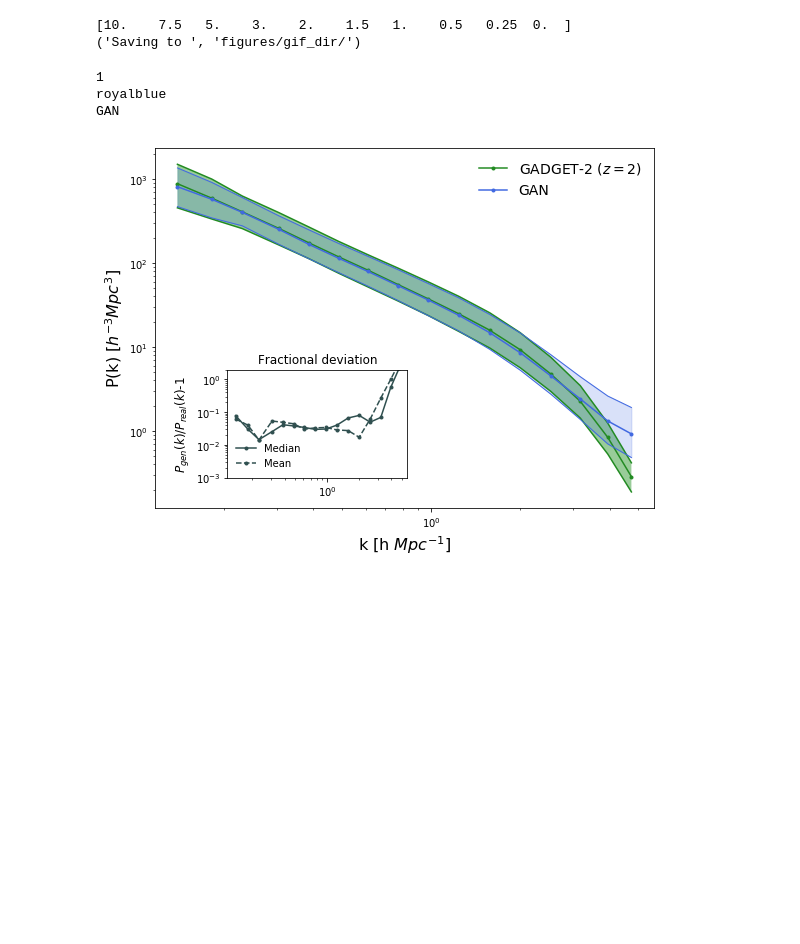
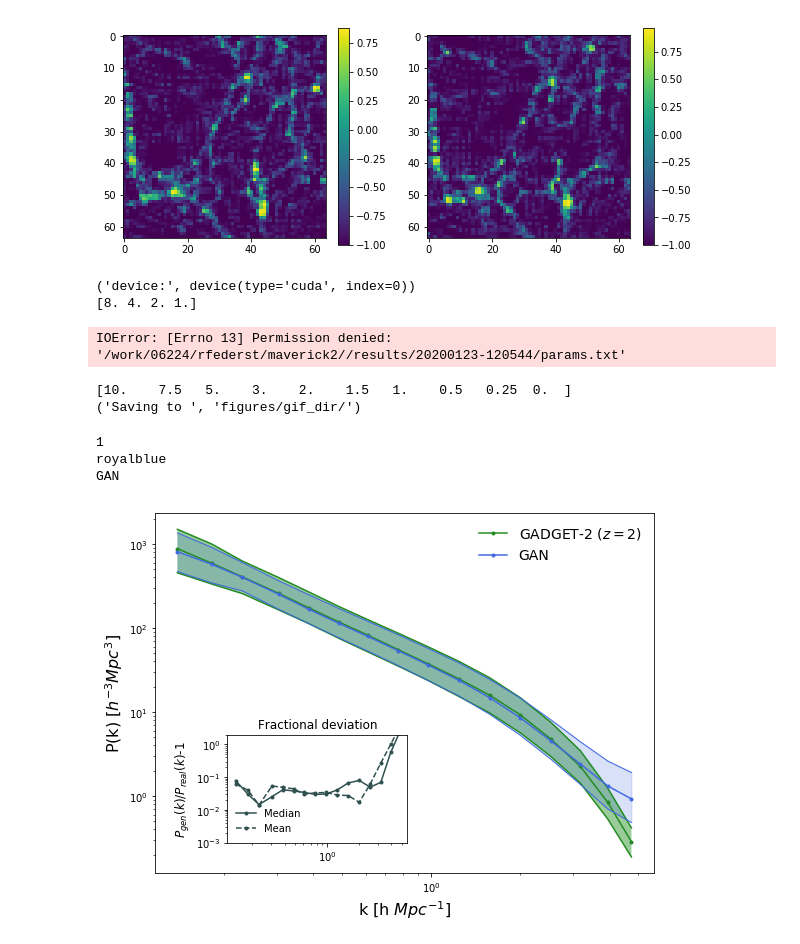
Before and after one commit to RichardFeder-zz/gan-work, a Jupyter notebook: nbody_analysis.ipynb, the cells around one changed output. Drawn from its saved outputs; the diff is of its cells as text; code cells hidden in the pictures; blank space fills up the shorter version.

```diff
--- a/nbody_analysis.ipynb
+++ b/nbody_analysis.ipynb
@@ -182,12 +247,15 @@ device = torch.device("cuda:0")
 # %%
 # look at some slices
 one_samp = nbody.datasims[1]
 
-for i in range(20):
-    plt.figure()
-    plt.imshow(loglike_transform(one_samp[i], a=4.0))
-    plt.colorbar()
-    plt.show()
+fig = figure(figsize = (10, 4))
+
+for i in range(2):
+    subplot(1,2,1+i)
+    imshow(loglike_transform(one_samp[i], a=4.0))
+    colorbar()
+# %% [output]
+[figure, added]
 # %%
 ## for i in np.arange(130, 149):
 #     print('epoch ', i)
@@ -202,6 +270,10 @@ tlar = '20200123-120544'
 epochs = np.arange(70, 100)
 for i in epochs:
     all_figs, fig_keys = summary_plots(nbody, tlar, i, plot_gradnorm=True, nsamp=200, use_realdat=True, power_spec=True, ncond=1, c=[0.0, 1.0, 3.0])
+# %% [output]
+('device:', device(type='cuda', index=0))
+[8. 4. 2. 1.]
+IOError: [Errno 13] Permission denied: '/work/06224/rfederst/maverick2//results/20200123-120544/params.txt'
 # %%
 # plt.figure()
 # plt.title('Voxel PDFs for nbody at different redshifts')
```
Also changed, not shown: parts of 15 cells of this notebook, 4 other files.
